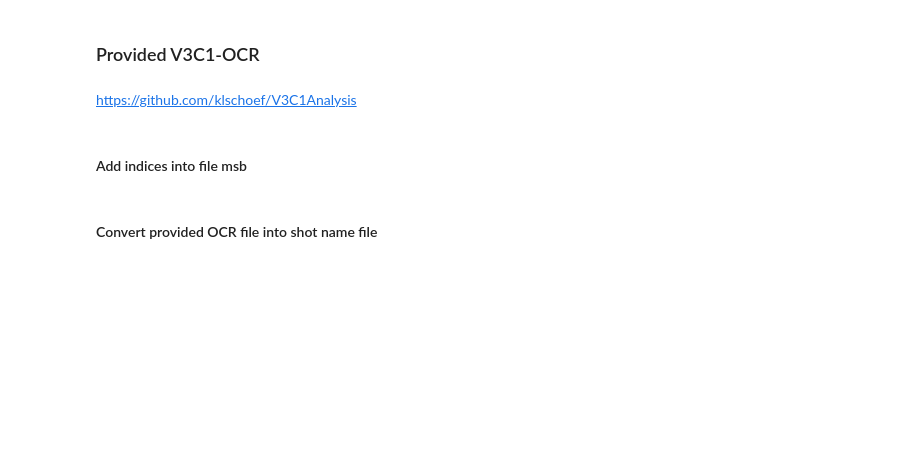
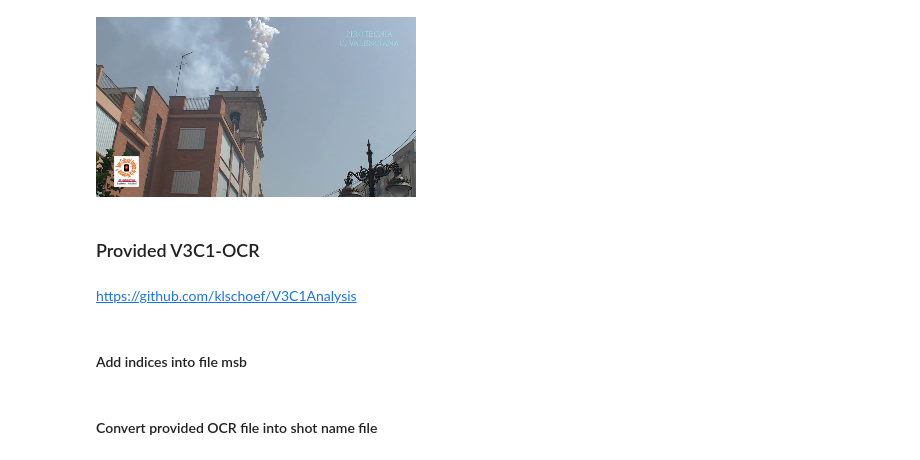
Before and after one commit to thaonhunguyen/VideoFall-VBS2022, a Jupyter notebook: OCR/OCR.ipynb, the cells around one changed output. Saved outputs shown, nothing was run; the diff lists cells and outputs as text; code cells hidden in the pictures; blank space fills up the shorter version.

```diff
--- a/OCR/OCR.ipynb
+++ b/OCR/OCR.ipynb
@@ -18,3 +18,7 @@ Current directory:  /home
+# %%
+Image.open(osp.join(KEYFRAME_PATH, '08142/shot08142_76_RKF.png'))
+# %% [output]
+[figure, added]
 # %% [markdown]
 ### Provided V3C1-OCR
 # %% [markdown]
```
Also changed, not shown: parts of 6 cells of this notebook, 1 other file.
